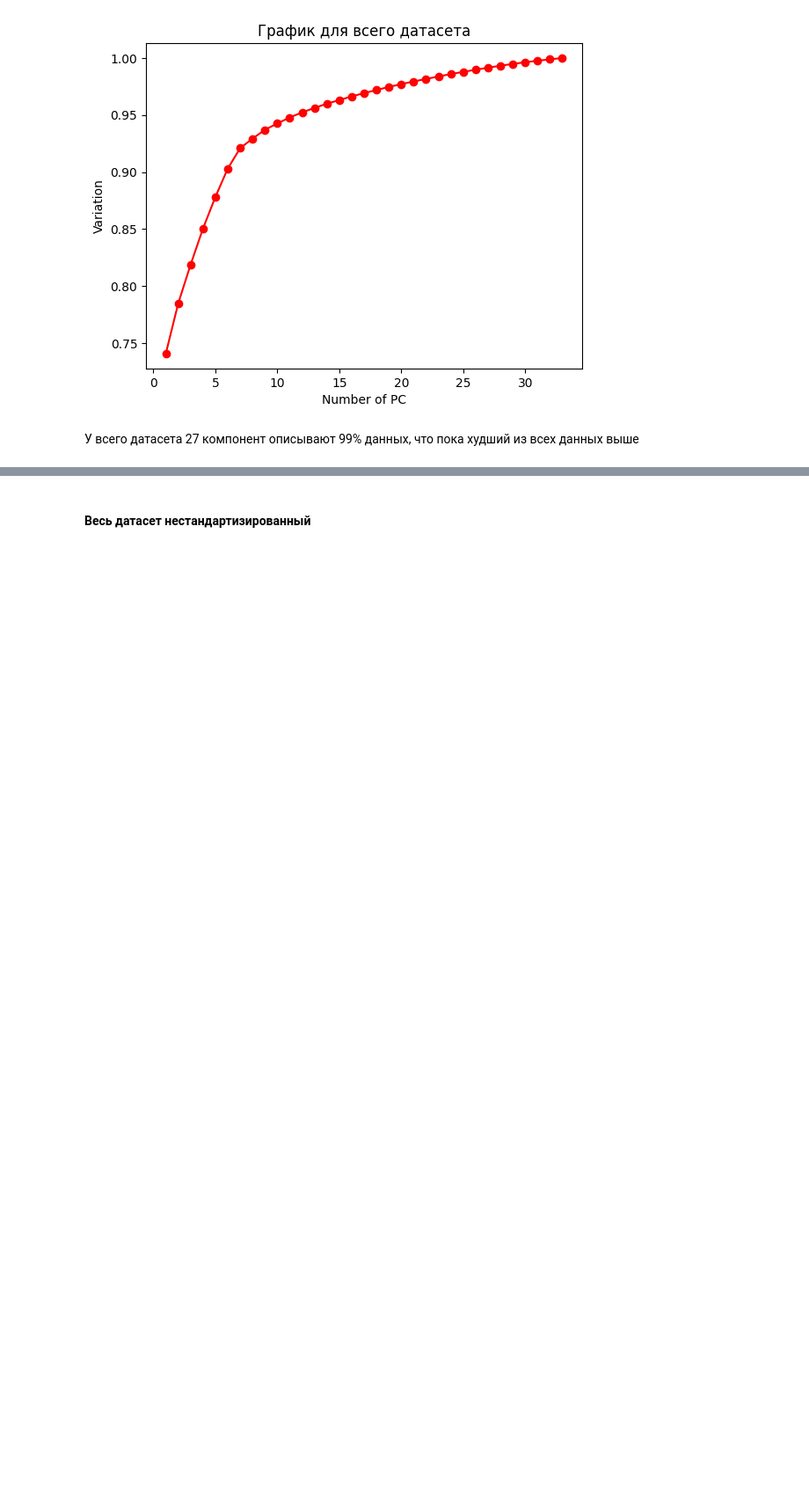
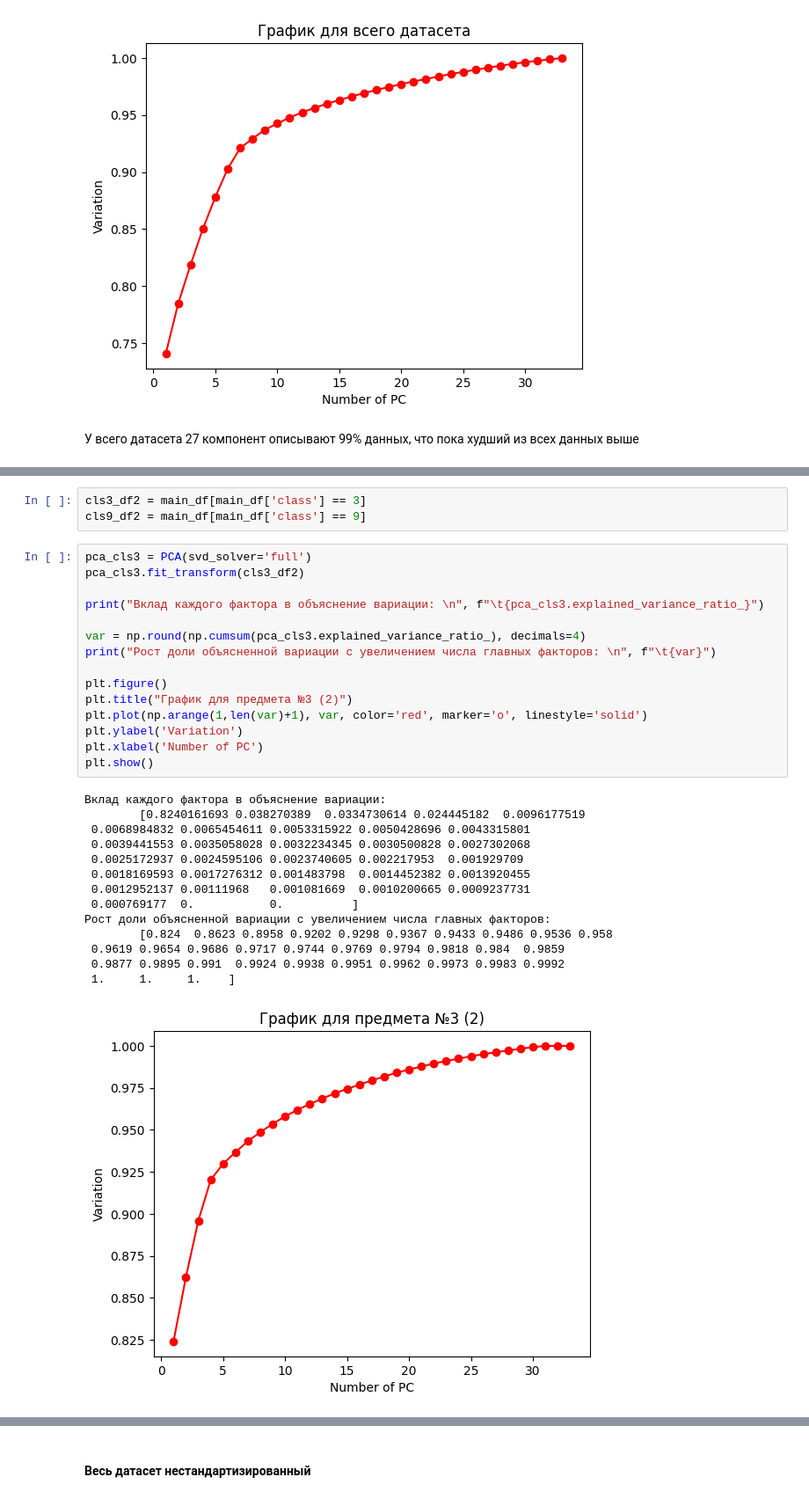
Before and after one commit to FREDY129053/AI_Systems_LABS, a Jupyter notebook: Lab_3_3.ipynb, the cells around one changed output, grey strips where cells are left out. Shown: that part at 88% size. Cells and saved outputs as stored; diff of their text form; blank space fills up the shorter version.

```diff
--- a/Lab_3_3.ipynb
+++ b/Lab_3_3.ipynb
@@ -381,0 +421,33 @@ plt.show()
+# %%
+cls3_df2 = main_df[main_df['class'] == 3]
+cls9_df2 = main_df[main_df['class'] == 9]
+# %%
+pca_cls3 = PCA(svd_solver='full')
+pca_cls3.fit_transform(cls3_df2)
+
+print("Вклад каждого фактора в объяснение вариации: \n", f"\t{pca_cls3.explained_variance_ratio_}")
+
+var = np.round(np.cumsum(pca_cls3.explained_variance_ratio_), decimals=4)
+print("Рост доли объясненной вариации с увеличением числа главных факторов: \n", f"\t{var}")
+
+plt.figure()
+plt.title("График для предмета №3 (2)")
+plt.plot(np.arange(1,len(var)+1), var, color='red', marker='o', linestyle='solid')
+plt.ylabel('Variation')
+plt.xlabel('Number of PC')
+plt.show()
+# %% [output]
+Вклад каждого фактора в объяснение вариации:
+        [0.8240161693 0.038270389  0.0334730614 0.024445182  0.0096177519
+ 0.0068984832 0.0065454611 0.0053315922 0.0050428696 0.0043315801
+ 0.0039441553 0.0035058028 0.0032234345 0.0030500828 0.0027302068
+ 0.0025172937 0.0024595106 0.0023740605 0.002217953  0.001929709
+ 0.0018169593 0.0017276312 0.001483798  0.0014452382 0.0013920455
+ 0.0012952137 0.00111968   0.001081669  0.0010200665 0.0009237731
+ 0.000769177  0.           0.          ]
+Рост доли объясненной вариации с увеличением числа главных факторов:
+        [0.824  0.8623 0.8958 0.9202 0.9298 0.9367 0.9433 0.9486 0.9536 0.958
+ 0.9619 0.9654 0.9686 0.9717 0.9744 0.9769 0.9794 0.9818 0.984  0.9859
+ 0.9877 0.9895 0.991  0.9924 0.9938 0.9951 0.9962 0.9973 0.9983 0.9992
+ 1.     1.     1.    ]
+[figure, added]
```
Also changed, not shown: parts of 9 cells of this notebook.
